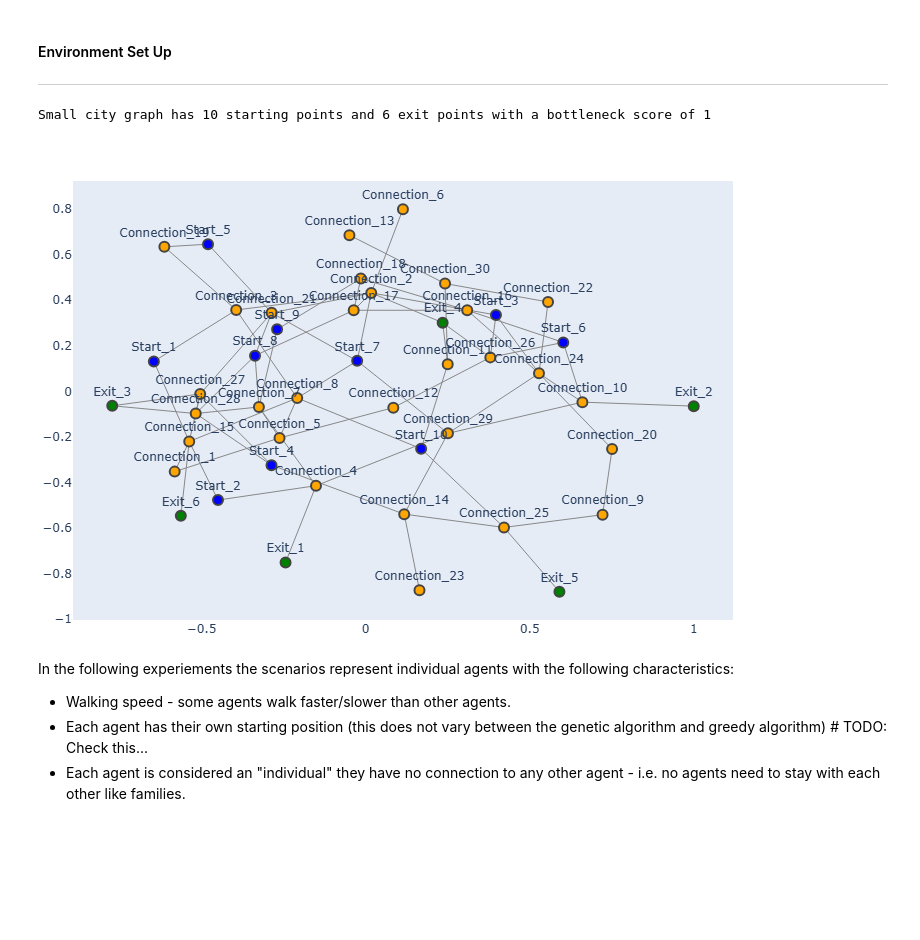
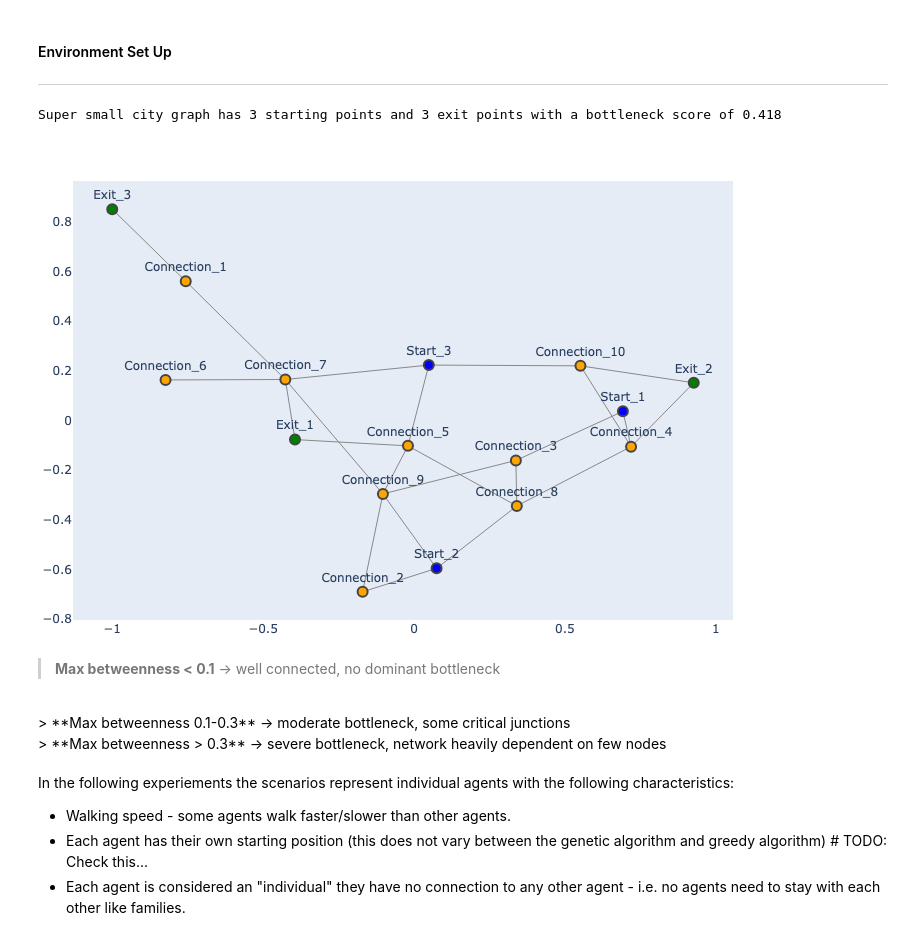
Before and after one commit to lpow311/dissertation, a Jupyter notebook: outputs.ipynb, the cells around one changed output. Cells and saved outputs as stored; diff of their text form; code cells hidden in the pictures; blank space fills up the shorter version.

Commit message:
Adding metrics and bottleneck metric.

```diff
--- a/outputs.ipynb
+++ b/outputs.ipynb
@@ -22,10 +21,16 @@ from multi_agent_ga import simulate_ga_evacuation, simulate_greedy_evacuation
 # %%
-city_name = "small_city_graph"
+city_name = "super_small_city_graph"
 city = Environment(city_name=city_name)
 city.summarise_city()
 # %% [output]
-Small city graph has 10 starting points and 6 exit points with a bottleneck score of 1
+Super small city graph has 3 starting points and 3 exit points with a bottleneck score of 0.418
-[figure, old version]
+[figure, new version]
+# %% [markdown]
+> **Max betweenness < 0.1**  → well connected, no dominant bottleneck
+<br>
+> **Max betweenness 0.1-0.3** → moderate bottleneck, some critical junctions
+<br>
+> **Max betweenness > 0.3**  → severe bottleneck, network heavily dependent on few nodes
 # %% [markdown]
 In the following experiements the scenarios represent individual agents with the following characteristics:
 * Walking speed - some agents walk faster/slower than other agents.
```
Also changed, not shown: parts of 14 cells of this notebook, 7 other files.
